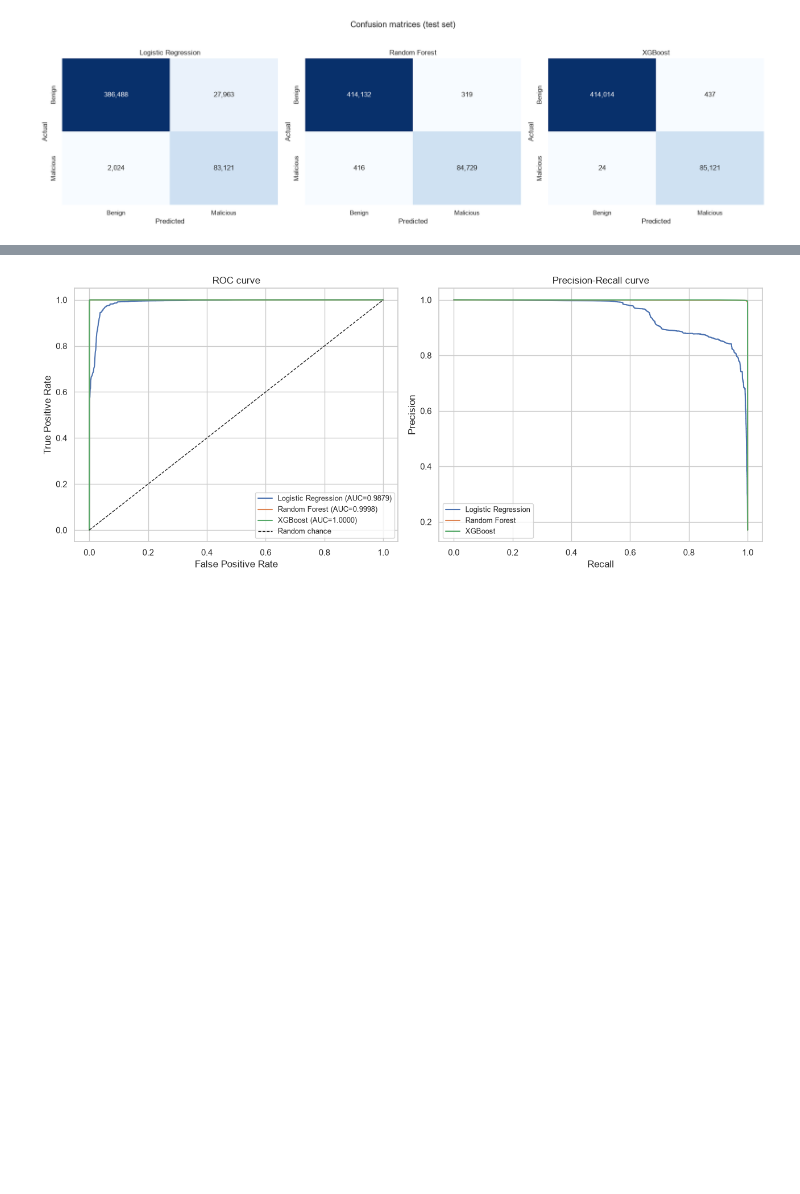
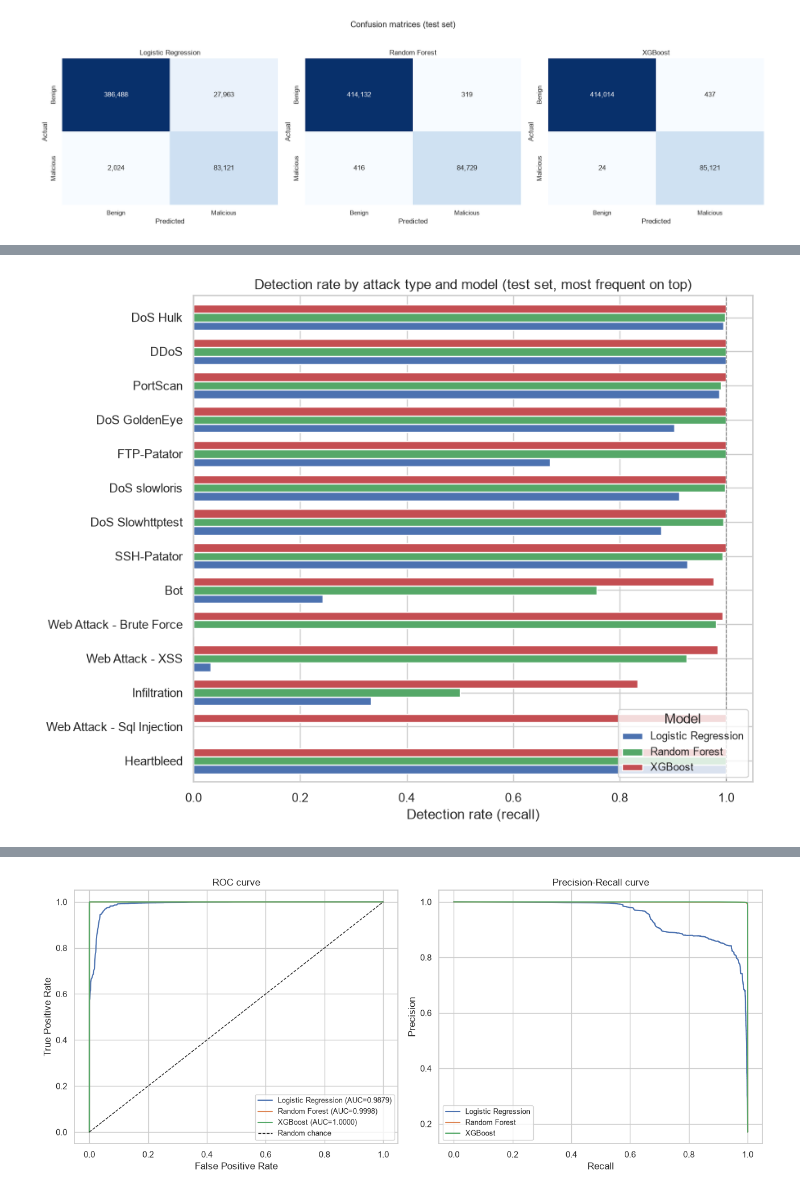
Before and after one commit to ArmenskiDev/NetworkIntrusionDetection, a Jupyter notebook: notebooks/intrusion_detection_model.ipynb, the cells around one changed output, grey strips where cells are left out. Cells and saved outputs as stored; diff of their text form; code cells hidden in the pictures; blank space fills up the shorter version.

```diff
--- a/notebooks/intrusion_detection_model.ipynb
+++ b/notebooks/intrusion_detection_model.ipynb
@@ -323,0 +309,30 @@ plt.show()
+# %%
+test_labels = df.loc[X_test.index, "Label"]
+
+rows = []
+for attack_type in label_counts.index:
+    if attack_type == "BENIGN":
+        continue
+    mask = (test_labels == attack_type).to_numpy()
+    support = mask.sum()
+    if support == 0:
+        continue
+    for name, info in trained.items():
+        detected = info["y_pred"][mask].sum()
+        rows.append({
+            "Attack type": attack_type,
+            "Model": name,
+            "Support": int(support),
+            "Detected": int(detected),
+            "Missed": int(support - detected),
+            "Detection rate": detected / support,
+        })
+
+detection_df = pd.DataFrame(rows)
+pivot_rate = detection_df.pivot(index="Attack type", columns="Model", values="Detection rate")
+pivot_rate = pivot_rate.reindex(label_counts.drop("BENIGN").index.intersection(pivot_rate.index))
+support_by_type = detection_df.drop_duplicates("Attack type").set_index("Attack type")["Support"].reindex(pivot_rate.index)
+
+display(pivot_rate.assign(Support=support_by_type).style.format(
+    {**{c: "{:.2%}" for c in pivot_rate.columns}, "Support": "{:,.0f}"}
+).background_gradient(subset=pivot_rate.columns, cmap="RdYlGn", vmin=0, vmax=1))
@@ -323,0 +355,13 @@ plt.show()
+# %%
+fig, ax = plt.subplots(figsize=(9, 7))
+pivot_rate.iloc[::-1].plot(kind="barh", ax=ax, width=0.75, color=["#4C72B0", "#55A868", "#C44E52"])
+ax.set_xlim(0, 1.05)
+ax.set_xlabel("Detection rate (recall)")
+ax.set_ylabel("")
+ax.set_title("Detection rate by attack type and model (test set, most frequent on top)")
+ax.legend(title="Model", loc="lower right", fontsize=9)
+ax.axvline(1.0, color="grey", linewidth=0.8, linestyle="--")
+plt.tight_layout()
+plt.show()
+# %% [output]
+[figure, added]
```
Also changed, not shown: parts of 35 cells of this notebook, 5 other files.
